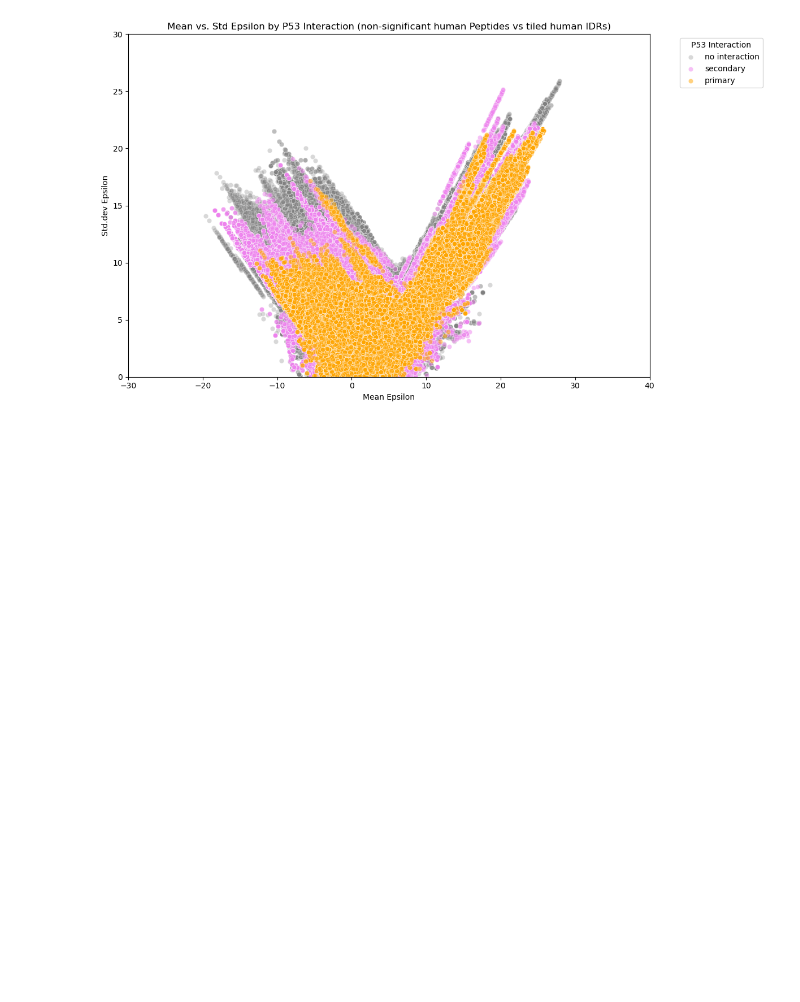
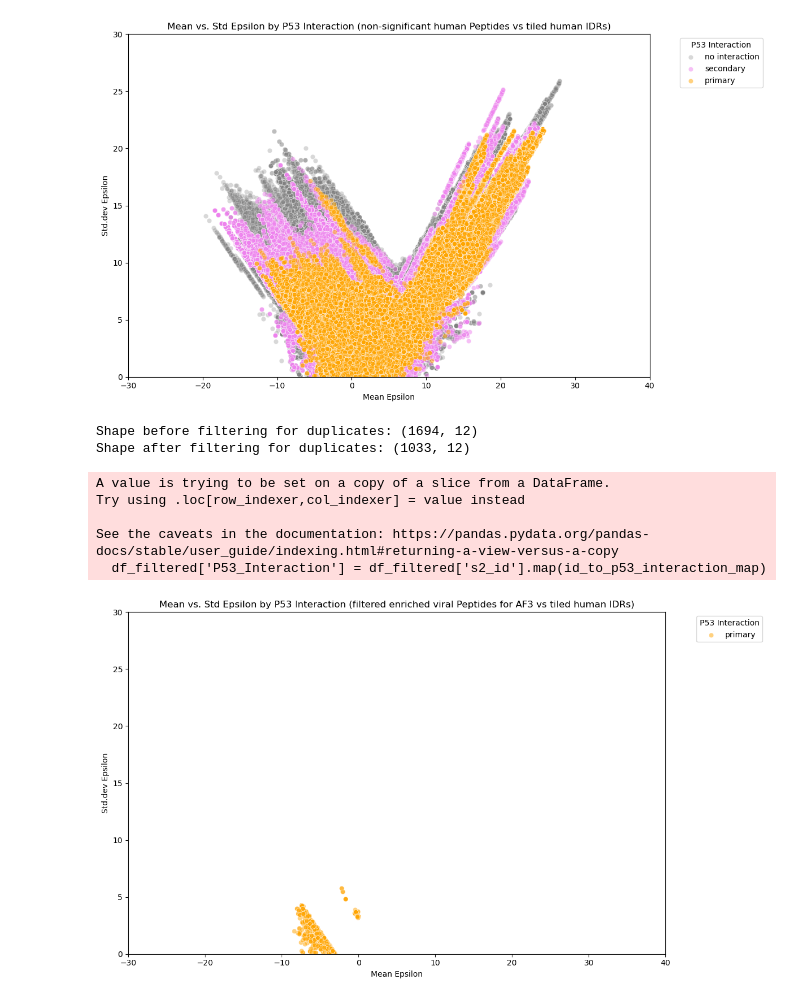
Before and after one commit to FilyCode/ProteinProteinInteractions_Finches-filtering_AF3-prediction, a Jupyter notebook: plot_finches_comparisons.ipynb, the cells around one changed output. Drawn from its saved outputs; the diff is of its cells as text; code cells hidden in the pictures; blank space fills up the shorter version.

```diff
--- a/plot_finches_comparisons.ipynb
+++ b/plot_finches_comparisons.ipynb
@@ -18,10 +18,6 @@ def load_data(input_filename):
     ).to_pandas()
 
     df['interaction_type'] = df['interaction_type'].astype('category')
-    # Optimize numeric columns (if precision allows)
-    for col in ['mean_epsilon', 'std_epsilon', 'mf_s1_s2', 'mf_s2_s1', 'cf_s1_s2', 'cf_s2_s1']:
-        if col in df.columns:
-            df[col] = df[col].astype(np.float16)
 
     df_interactions = pd.read_csv('data/human-proteom-interactions.csv')
 
@@ -113,3 +109,41 @@ plot_mean_stddev_scatter_plot(non_enriched_human_df, xlim, ylim, "non-significan
 [figure]
 [figure]
 [figure]
+# %%
+xlim = (-30, 40)
+ylim = (0, 30)
+
+enriched_viral_file = 'results/finches_all-enriched-viral-peptide-to-human-tiled-idr-interaction_results.parquet'
+df = load_data(enriched_viral_file)
+
+# This file includes all the top viral hits from the RITA experiment
+significant_viral_tiles = pd.read_csv("data/tiling_peptides_thresholded_foldchange.csv")
+viral_ids = significant_viral_tiles['tileID']
+
+columns_to_check = ['mf_s1_s2', 'mf_s2_s1', 'cf_s1_s2', 'cf_s2_s1']
+df = df[~((df[columns_to_check] > -3) & (df[columns_to_check] < 3)).any(axis=1)]
+#df = df[(df[columns_to_check] < -3).all(axis=1)]
+df_filtered = df[((df['s1_id'].apply(lambda x: '_'.join(x.split('_')[:2]))).isin(viral_ids)) & (df['P53_Interaction'] == 'primary') & (df['interaction_type'] == 'attraction')]
+
+
+df_interactions = pd.read_csv('data/human-proteom-interactions.csv')
+
+# Create a mapping Series from df_interactions
+# The index will be 'ID' and the values will be 'P53_Interaction'
+id_to_p53_interaction_map = df_interactions.set_index('ID')['P53_Interaction']
+df_filtered['P53_Interaction'] = df_filtered['s2_id'].map(id_to_p53_interaction_map)
+
+print(f"Shape before filtering for duplicates: {df_filtered.shape}")
+df_filtered_unique = df_filtered.drop_duplicates(subset=['s1_id', 's2_id'])
+print(f"Shape after filtering for duplicates: {df_filtered_unique.shape}")
+
+plot_mean_stddev_scatter_plot(df_filtered_unique, xlim, ylim, "filtered enriched viral Peptides for AF3")
+# %% [output]
+Shape before filtering for duplicates: (1694, 12)
+Shape after filtering for duplicates: (1033, 12)
+A value is trying to be set on a copy of a slice from a DataFrame.
+Try using .loc[row_indexer,col_indexer] = value instead
+
+See the caveats in the documentation: https://pandas.pydata.org/pandas-docs/stable/user_guide/indexing.html#returning-a-view-versus-a-copy
+  df_filtered['P53_Interaction'] = df_filtered['s2_id'].map(id_to_p53_interaction_map)
+[figure, added]
```
Also changed, not shown: parts of 8 cells of this notebook.
